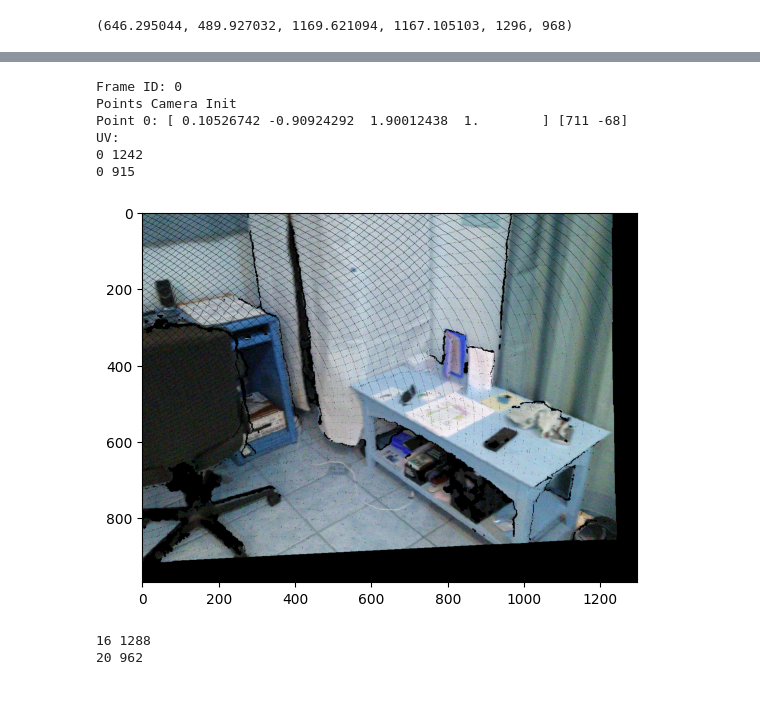
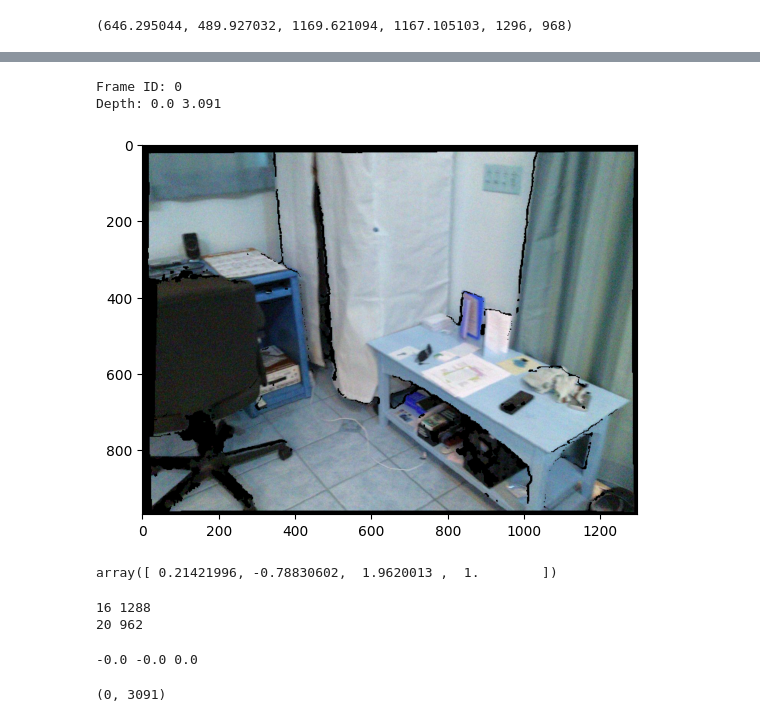
Before and after one commit to viswaravi/gaussian-splatting, a Jupyter notebook: progressive/Scannet_Rasterizer.ipynb, the cells around one changed output, grey strips where cells are left out. Cells and saved outputs as stored; diff of their text form; code cells hidden in the pictures; blank space fills up the shorter version.

Commit message:
Corrected perspective based raster for scannet

```diff
--- a/progressive/Scannet_Rasterizer.ipynb
+++ b/progressive/Scannet_Rasterizer.ipynb
@@ -377,9 +378,24 @@ def showRasterizedImage(u,v, colors):
 
     raster[v, u] = colors
     # Clip values to ensure they are in the valid range [0, 1]
-    image = np.clip(raster, 0, 1)
+    # image = np.clip(raster, 0, 1)
     plt.imshow(raster)
     plt.show()
+
+def showRasterizedImageTorch(u,v, colors):
+    raster = torch.zeros((rgb_height, rgb_width, 3), dtype=torch.uint8 , device=colors.device)
+
+    # Create Indices
+    u_long = u.to(torch.long)
+    v_long = v.to(torch.long)
+
+    print(u_long.min(), u_long.max())
+
+    # Store Points and Colors
+    raster[v_long, u_long] = (colors * 255).to(torch.uint8)
+    raster = raster.cpu().numpy()
+    plt.imshow(raster.astype(int))
+    plt.show()
 # %%
 point_cloud = o3d.geometry.PointCloud()
 Fpcd = None
@@ -439,6 +455,8 @@ for i in tqdm(range(1)):
     Y = ((v - cy) * depth / fy)
     Z = depth
 
+    print('Depth:', np.min(depth), np.max(depth))
+
     rgb_values = color_array.reshape((-1, 3)) / 255.0
 
     # Stack the 3D coordinates
@@ -472,12 +490,10 @@ for i in tqdm(range(1)):
     if True:
         # getMinMax(points_global)
         # print('Point Homogeneous')
-        current_pose = extrinsics[10]
+        current_pose = extrinsics[frame_id]
         R = current_pose[:3, :3]
         t = current_pose[:3, 3]
         W2C = getWorld2View4(R, t, translate=np.array([0.0, 0.0, 0.0]), scale=1.0)
-
-        VP = np.dot(projection, W2C)
 
         points_camera_again = np.dot(W2C, points_global)
 
@@ -499,31 +515,10 @@ for i in tqdm(range(1)):
         valid_indices = np.where((u >= 0) & (u < rgb_width) & (v >= 0) & (v < rgb_height))
         u = u[valid_indices]
         v = v[valid_indices]
-        # point0Screen = np.array([u[0], v[0]])
-        # print('Point 0:', point0, point0Screen)
-        # print('UV:')
-        # print(np.min(u), np.max(u))
-        # print(np.min(v), np.max(v))
+
+        # print(type(rgb_values), np.min(rgb_values), np.max(rgb_values))
 
         showRasterizedImage(u,v, rgb_values[valid_indices])
-
-        # print(np.shape(points_camera_again))
-
-        # print('Point NDC')
-        # ndc_x = points_camera_again[0, :] / points_camera_again[3 , :]
-        # ndc_y = points_camera_again[1, :] / points_camera_again[3 , :]
-        # ndc_z = points_camera_again[2, :] / points_camera_again[3 , :]
-        # getMinMax(np.vstack((ndc_x, ndc_y, ndc_z)).T)
-
-        # print('NDC to Screen')
-        # ndc_x = (ndc_x + 1) * width  / 2 # (ndc_x / w' + 1) * width / 2
-        # ndc_y = (ndc_y + 1) * height / 2
-        # ndc_z = ndc_z
-        # points_camera_again = np.vstack((ndc_x, ndc_y, ndc_z))
-        # print('Point Screen Again')
-        # print(np.shape(points_camera_again))
-        # getMinMax(points_camera_again)
-
 
         pcd = getPCD(points_camera_again, rgb_values)
         point_cloud += pcd
@@ -538,6 +533,7 @@ for i in tqdm(range(1)):
     pcd = o3d.geometry.PointCloud()
     pcd.points = o3d.utility.Vector3dVector(point_cloud_global)
     pcd.colors = o3d.utility.Vector3dVector(rgb_values)
+    Fpcd = pcd
     # point_cloud += pcd
 
     # Flip the point cloud
@@ -551,39 +547,39 @@ for i in tqdm(range(1)):
     # Merge current point cloud with the overall point cloud
     # point_cloud += pcd
 
     # Clear memory
     # depth_image = None
     # color_image = None
     # depth_array = None
     # color_array = None
     # pcd = None
 
 
 # Create an Open3D mesh representing coordinate axes
 axes = o3d.geometry.TriangleMesh.create_coordinate_frame(size=1, origin=[0, 0, 0])
 
 # Create an Open3D mesh representing camera coordinate axes
 arrow = getArrowMesh()
 arrow.transform(pose)
 
 sphere = getSphereMesh()
 sphere.transform(getTranslationMatrix(point0[:3]))
 
 # Visualize the final point cloud
 geometry_list = [point_cloud, sphere] # axes, arrow
 # o3d.visualization.draw_geometries(geometry_list)
 
 point_cloud = None
 axes = None
 arrow = None
 # %% [output]
 Frame ID: 0
-Points Camera Init
-Point 0: [ 0.10526742 -0.90924292  1.90012438  1.        ] [711 -68]
-UV:
-0 1242
-0 915
+Depth: 0.0 3.091
-[figure, old version]
+[figure, new version]
+# %%
+points_camera_again[:,0]
+# %% [output]
+array([ 0.21421996, -0.78830602,  1.9620013 ,  1.        ])
 # %%
 print(min(u), max(u))
 print(min(v), max(v))
@@ -600,8 +596,12 @@ def projectPoint(u,v, depth):
 projectPoint(0,0, depth[0])
 # print(u[u.shape[0]-1], v[v.shape[0]-1])
 # print(X[X.shape[0]-1], Y[Y.shape[0]-1])
+# %% [output]
+-0.0 -0.0 0.0
 # %%
 np.min(depth_array), np.max(depth_array)
+# %% [output]
+(0, 3091)
 # %%
 # Create a meshgrid
 U, V = np.meshgrid(np.arange(10), np.arange(4))
```
Also changed, not shown: parts of 9 cells of this notebook, 3 other files.
